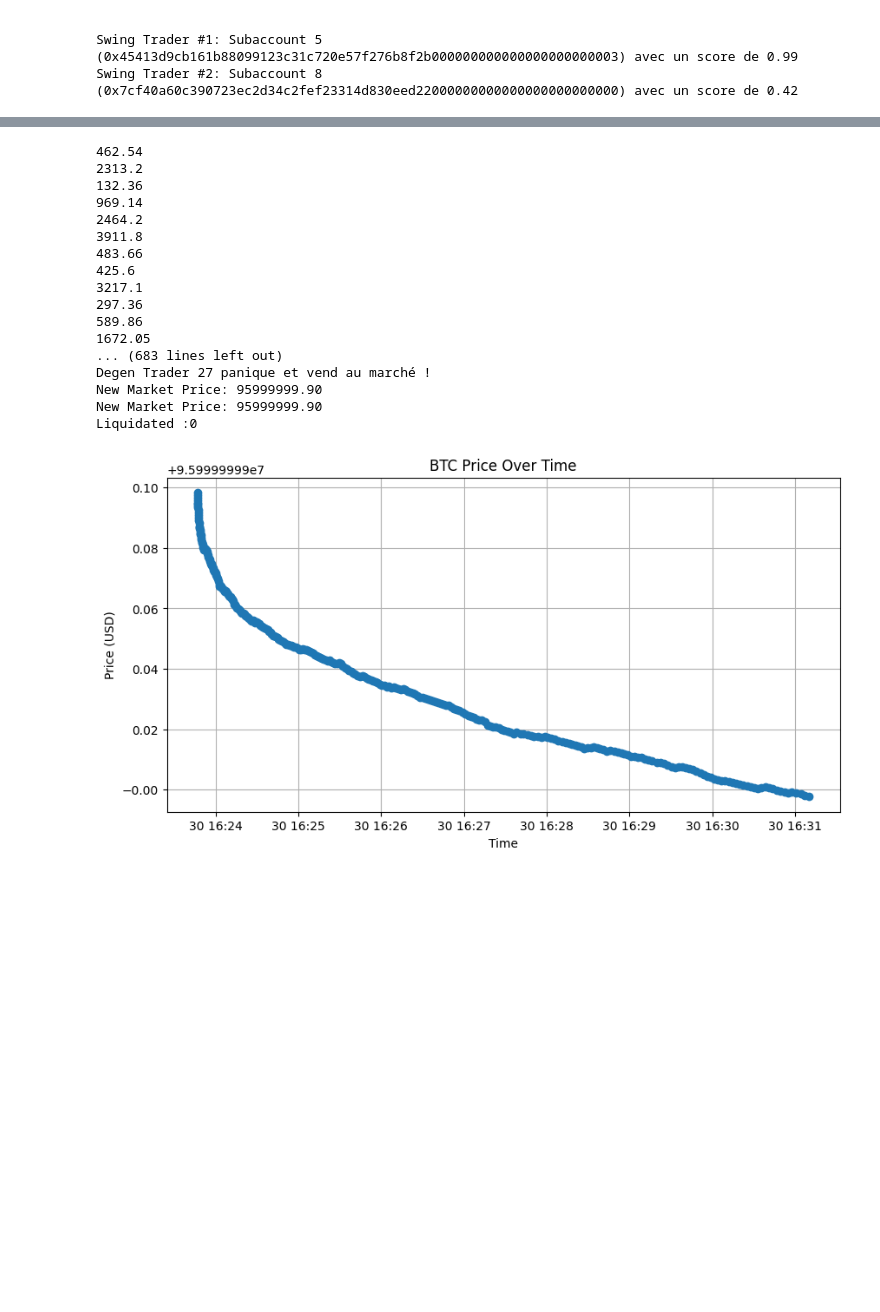
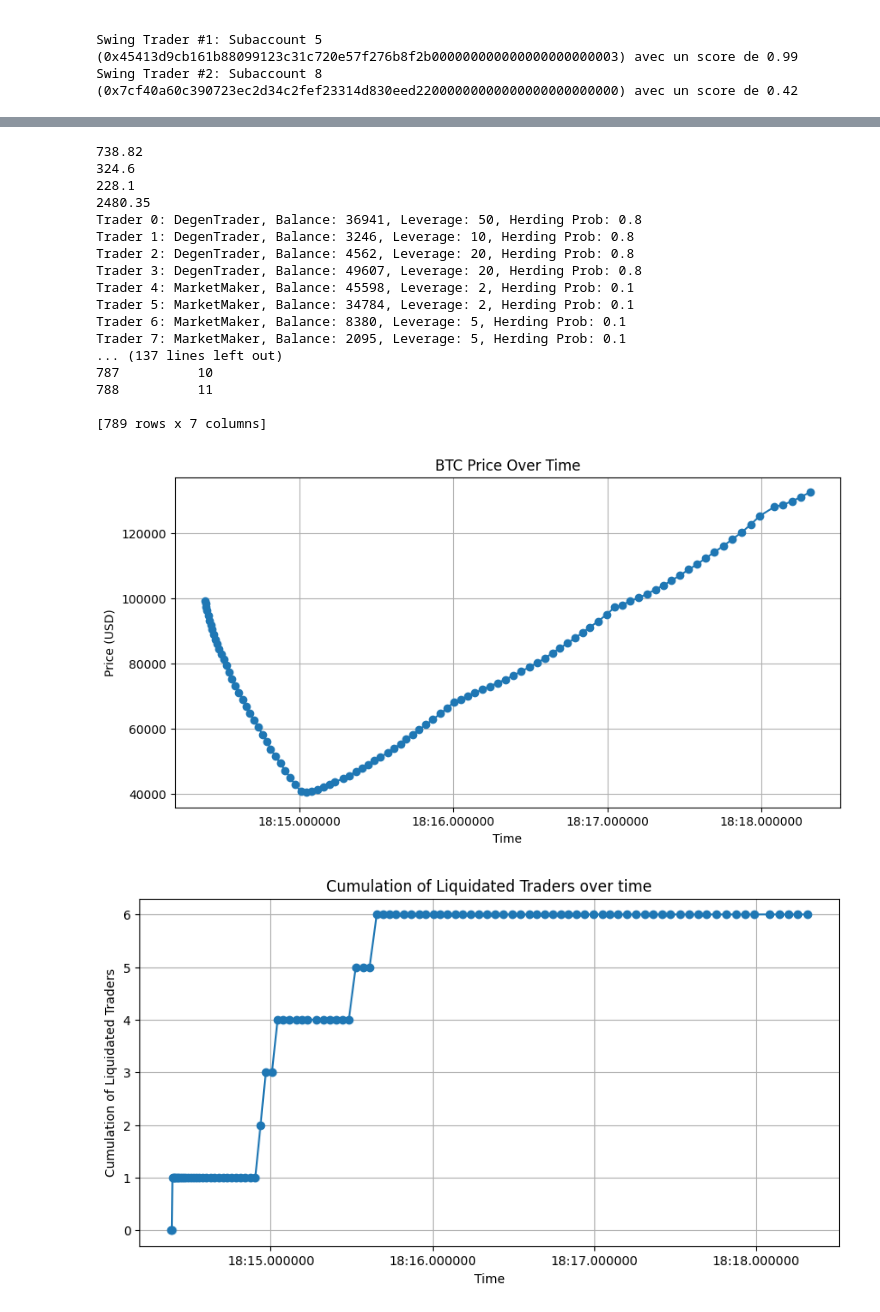
Before and after one commit to Plasmow/perplex_trading, a Jupyter notebook: perplex_simulation.ipynb, the cells around one changed output, grey strips where cells are left out. Cells and saved outputs as stored; diff of their text form; code cells hidden in the pictures; blank space fills up the shorter version.

Commit message:
Add graph with nodes

```diff
--- a/perplex_simulation.ipynb
+++ b/perplex_simulation.ipynb
@@ -583,9 +494,12 @@ class ArbitrageTrader(Trader):
 
 class Market:
     """Classe représentant le marché et la mise à jour du prix."""
-    def __init__(self, initial_price=96000000, alpha=0.0001):
-        self.price = initial_price  # Prix initial du marché
+    def __init__(self, initial_price=100000, alpha=1, beta = 1):
+        self.old_price = initial_price  # Prix précédent du marché
+        self.price = initial_price # Prix actuel du marché
         self.alpha = alpha  # Coefficient d'impact des ordres sur le prix
+        self.beta = beta
+        self.trend = random.choice(["bullish","bearish"])
 
     def update_price(self, order_book):
         """Met à jour le prix du marché en utilisant la loi de la racine carrée."""
@@ -603,14 +517,21 @@ class Market:
         for _, row in df_orders.iterrows() :
             if row['Action'] == 'EVENT_LIQ' and row['Block'] == order_book.block :
                 liquidation_volume += row['Quantity']
+        liquidation_volume *= self.price
 
         exchange_volume = buy_volume - sell_volume
         net_order_flow = exchange_volume * self.price
 
         # Application de la loi de la racine carrée
+        self.old_price = self.price
 
-        price_change = (self.alpha * np.sign(net_order_flow)* np.sqrt(abs(net_order_flow)))
+        price_change = (self.alpha * np.sign(net_order_flow)* np.sqrt(abs(net_order_flow)) - self.beta * np.sqrt(abs(liquidation_volume)))
         self.price +=  price_change
+
+        if self.price - self.old_price >= 0 :
+            self.trend = "bullish"
+        else :
+            self.trend = "bearish"
 
         print(f"New Market Price: {self.price:.2f}")
         return self.price
@@ -694,9 +607,9 @@ traders = []
 id = 0
 market_price = market.price
 
-nb_degens = 50
-nb_market_makers = 50
-nb_swing_traders = 20
+nb_degens = 4
+nb_market_makers = 6
+nb_swing_traders = 2
 nb_arbitrage_traders = 0
 
 for _ in range(nb_degens) :
@@ -725,57 +638,71 @@ for trader in traders:
 prices = []
 timestamps = []
 liquidated = 0
+liquidated_history = []
 
 
 # Simulation over multiple time steps
 for _ in range(100):  # For example, 100 time steps
     neighbor_positions = [trader.position for trader in traders]
-    trend = "bearish"
     herd_position = max(set(neighbor_positions), key=neighbor_positions.count) if neighbor_positions else "BUY"
     # Generate random orders for each trader
     for trader in traders:
         if trader.position == "LIQUIDATED":
             liquidated += 1
             traders = [t for t in traders if t.trader_id != trader.trader_id]
         else :
-            order_type, quantity = trader.what_does_he_do(market.price, trend, herd_position)
+            order_type, quantity = trader.what_does_he_do(market.price, market.trend, herd_position)
             order_book.add_order(trader, order_type, quantity)
 
     df_order_book = order_book.get_order_book_df()
     new_price = market.update_price(order_book)
     prices.append(new_price)
     timestamps.append(datetime.now())
-timestamps.pop(0)
-prices.pop(0)
+    liquidated_history.append(liquidated)
 print("Liquidated :" f"{liquidated}")
+
+# Affichage du carnet d'ordres sous forme de DataFrame
+df_order_book = order_book.get_order_book_df()
+df_order_book.to_csv("order_book.csv", index=False)
+print(df_order_book)
 
 # Convert timestamps and prices to a DataFrame for plotting
 df_prices = pd.DataFrame({'time': timestamps, 'price': prices})
+df_liquidated = pd.DataFrame({'time': timestamps, 'Cumulation of Liquidated Traders': liquidated_history})
 
 # Plotting the prices over time
 plt.figure(figsize=(10, 5))
 plt.plot(df_prices['time'], df_prices['price'], marker='o')
 plt.title('BTC Price Over Time')
 plt.xlabel('Time')
 plt.ylabel('Price (USD)')
 plt.grid(True)
 plt.show()
+# Plotting the prices over time
+plt.figure(figsize=(10, 5))
+plt.plot(df_liquidated['time'], df_liquidated['Cumulation of Liquidated Traders'], marker='o')
+plt.title('Cumulation of Liquidated Traders over time')
+plt.xlabel('Time')
+plt.ylabel('Cumulation of Liquidated Traders')
+plt.grid(True)
+plt.show()
 # %% [output]
-462.54
-2313.2
-132.36
-969.14
-2464.2
-3911.8
-483.66
-425.6
-3217.1
-297.36
-589.86
-1672.05
-... (683 lines left out)
-Degen Trader 27 panique et vend au marché !
-New Market Price: 95999999.90
-New Market Price: 95999999.90
-Liquidated :0
+738.82
+324.6
+228.1
+2480.35
+Trader 0: DegenTrader, Balance: 36941, Leverage: 50, Herding Prob: 0.8
+Trader 1: DegenTrader, Balance: 3246, Leverage: 10, Herding Prob: 0.8
+Trader 2: DegenTrader, Balance: 4562, Leverage: 20, Herding Prob: 0.8
+Trader 3: DegenTrader, Balance: 49607, Leverage: 20, Herding Prob: 0.8
+Trader 4: MarketMaker, Balance: 45598, Leverage: 2, Herding Prob: 0.1
+Trader 5: MarketMaker, Balance: 34784, Leverage: 2, Herding Prob: 0.1
+Trader 6: MarketMaker, Balance: 8380, Leverage: 5, Herding Prob: 0.1
+Trader 7: MarketMaker, Balance: 2095, Leverage: 5, Herding Prob: 0.1
+... (137 lines left out)
+787          10
+788          11
+
+[789 rows x 7 columns]
-[figure, old version]
+[figure, new version]
+[figure, added]
```
Also changed, not shown: parts of 4 cells of this notebook.
